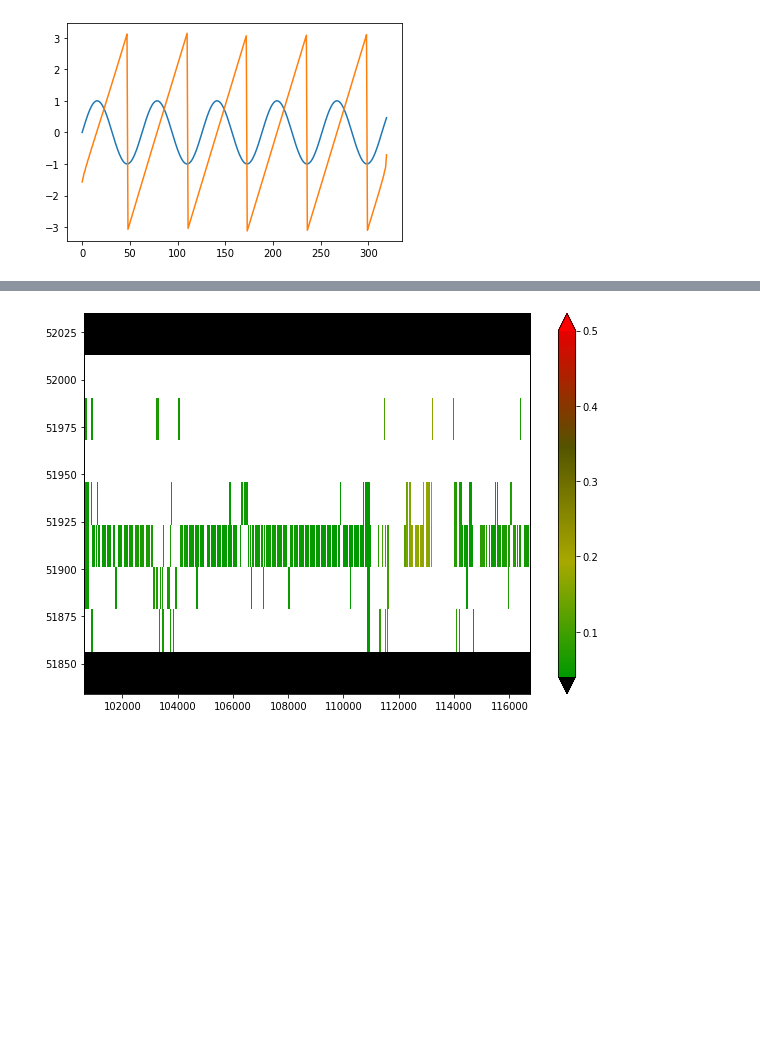
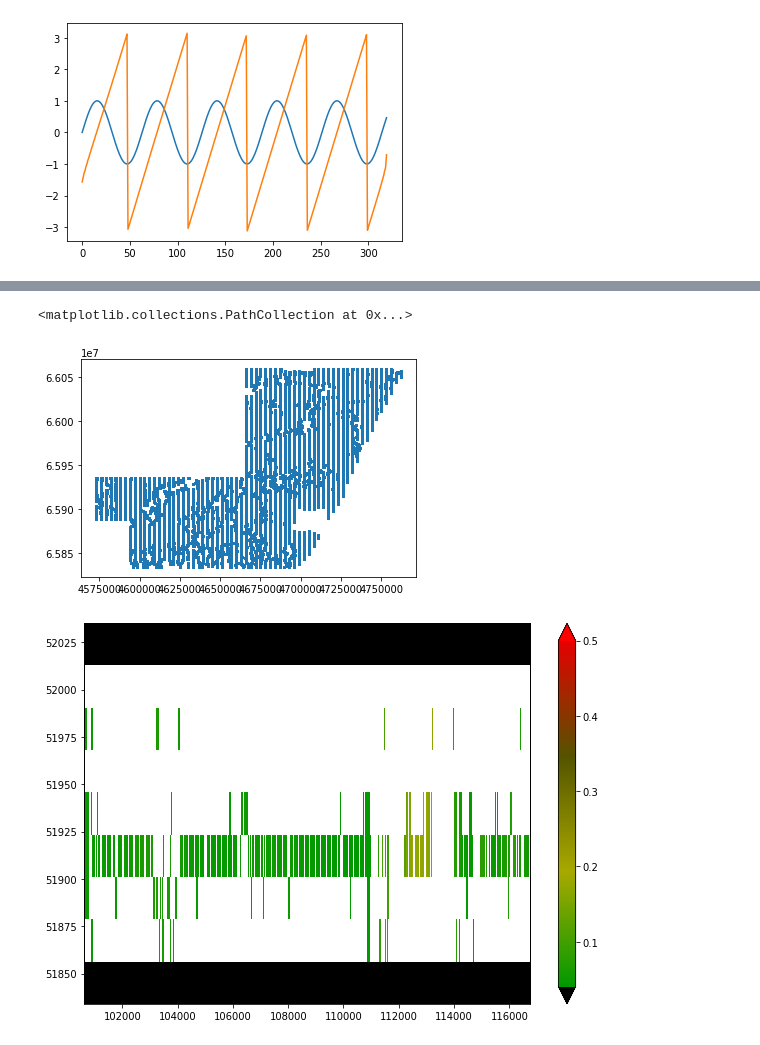
Before and after one commit to janwillembuist/SeismicPro, a Jupyter notebook: tutorials/metrics_map_pipeline.ipynb, the cells around one changed output, grey strips where cells are left out. Saved outputs shown, nothing was run; the diff lists cells and outputs as text; code cells hidden in the pictures; blank space fills up the shorter version.

```diff
--- a/tutorials/metrics_map_pipeline.ipynb
+++ b/tutorials/metrics_map_pipeline.ipynb
@@ -138,3 +132,8 @@ File "../seismicpro/src/seismic_metrics.py", line 125:
+# %%
+plt.scatter(index_good._idf.SourceX.values, index_good._idf.SourceY.values, s=1)
+# %% [output]
+<matplotlib.collections.PathCollection at 0x...>
+[figure, added]
 # %%
 metrics = pipeline.v('metrics1')
 mean_metrics = metrics.evaluate('map', bin_size=40, figsize=(10, 7), save_dir=None, pad=True, max_value=0.5)
```
Also changed, not shown: parts of 16 cells of this notebook.
